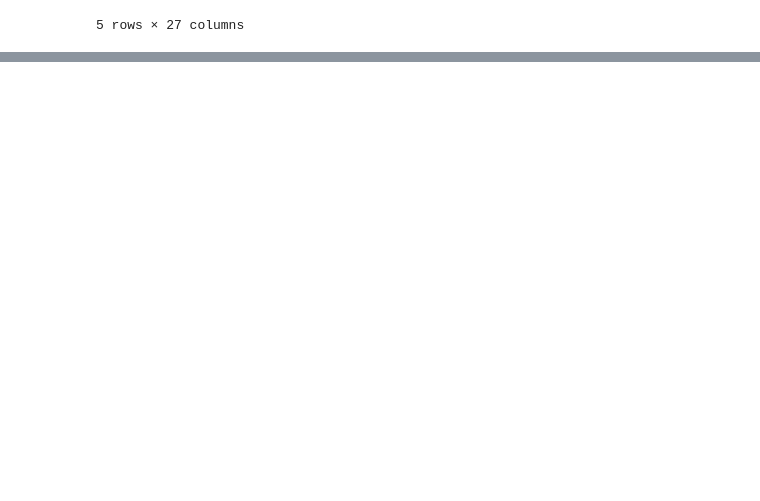
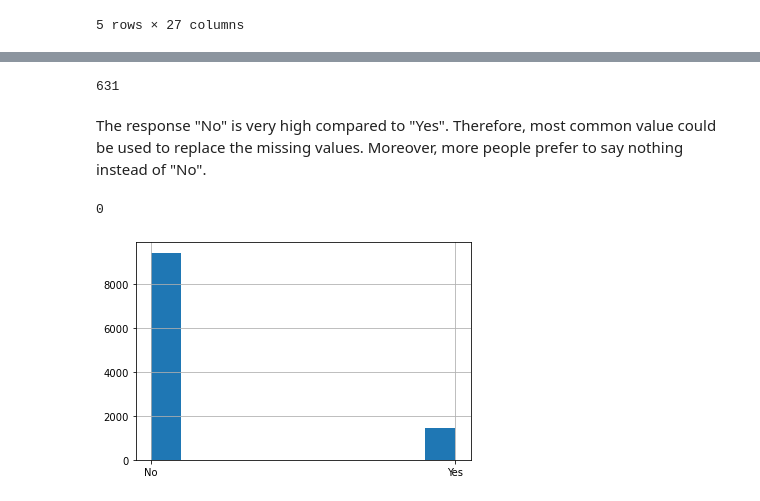
Before and after one commit to Mahnaz-Meem/lab4-customer-analysis-round-2, a Jupyter notebook: Lab4-customer-analysis-round-2.ipynb, the cells around one changed output, grey strips where cells are left out. Saved outputs shown, nothing was run; the diff lists cells and outputs as text; code cells hidden in the pictures; blank space fills up the shorter version.

```diff
--- a/Lab4-customer-analysis-round-2.ipynb
+++ b/Lab4-customer-analysis-round-2.ipynb
@@ -268,0 +340,12 @@ data2=data1.copy()
+# %%
+len(data1[data1['response'].isna()==True])
+# %% [output]
+631
+# %% [markdown]
+The response "No" is very high compared to "Yes". Therefore, most common value could be used to replace the missing values. Moreover, more people prefer to say nothing instead of "No".
+# %%
+data1['response_modified']=data1['response'].fillna('No')
+# %%
+len(data1[data1['response_modified'].isna()==True])
+# %% [output]
+0
@@ -268,0 +358,5 @@ data2=data1.copy()
+# %%
+data1['response_modified'].hist()
+plt.show()
+# %% [output]
+[figure, added]
```
Also changed, not shown: parts of 25 cells of this notebook.
